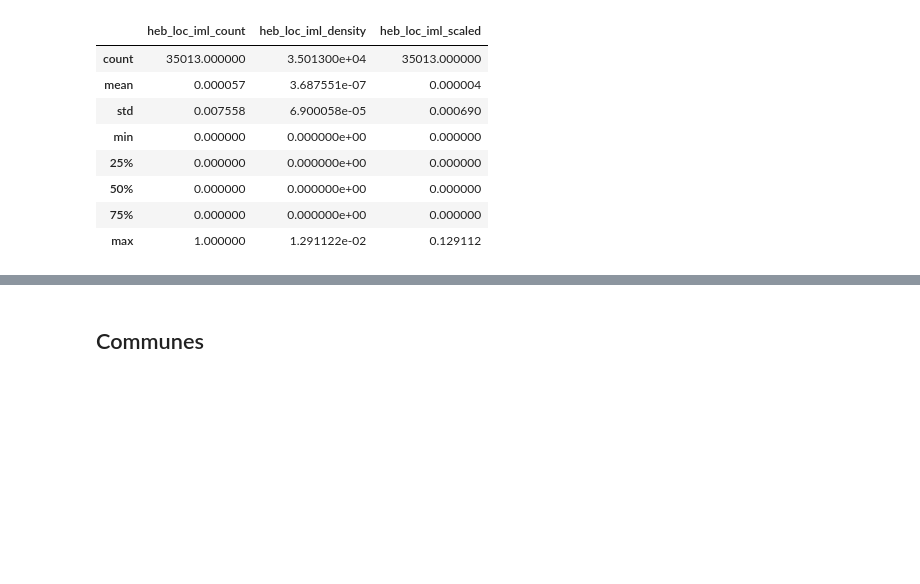
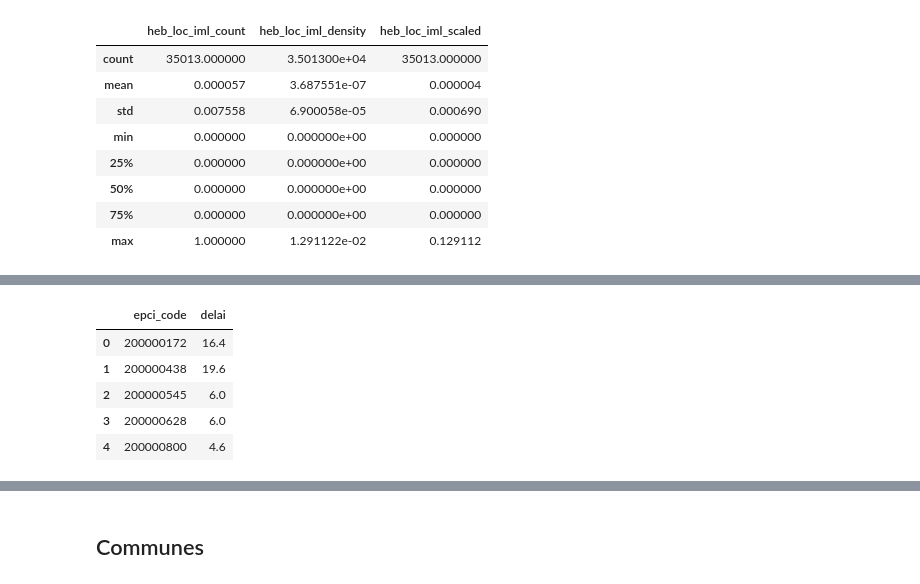
Before and after one commit to jbesan/13_odis_stream2, a Jupyter notebook: notebooks/odis_check_data.ipynb, the cells around one changed output, grey strips where cells are left out. Drawn from its saved outputs; the diff is of its cells as text; code cells hidden in the pictures; blank space fills up the shorter version.

```diff
--- a/notebooks/odis_check_data.ipynb
+++ b/notebooks/odis_check_data.ipynb
@@ -45,0 +48,12 @@ odis_communes[iml_cols].describe()
+# %%
+delai = pd.read_csv('../pipeline/local/logemens_social_delai_epci.csv').rename(columns={"Délai d'attribution moyen":"delai", "SIRET":"epci_code"})
+delai = delai[['epci_code', 'delai']]
+delai['epci_code'] = delai.epci_code.astype(str)
+delai.head()
+# %% [output]
+|  | epci_code | delai |
+| 0 | 200000172 | 16.4 |
+| 1 | 200000438 | 19.6 |
+| 2 | 200000545 | 6.0 |
+| 3 | 200000628 | 6.0 |
+| 4 | 200000800 | 4.6 |
```
Also changed, not shown: parts of 7 cells of this notebook.
